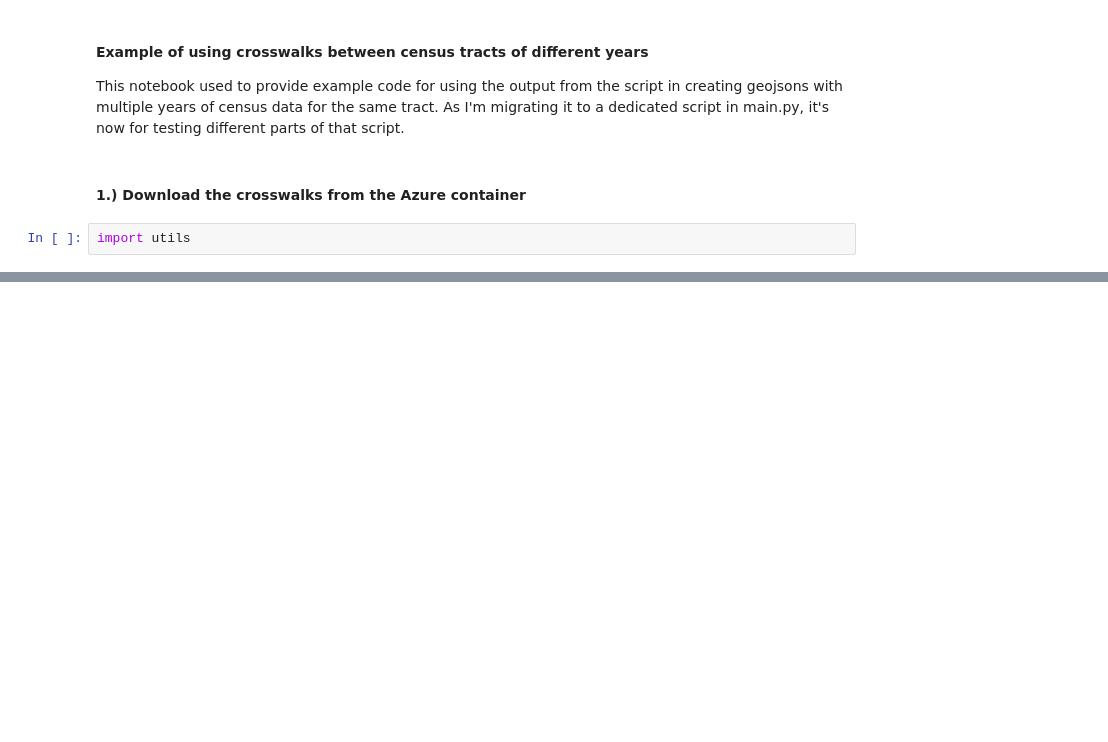
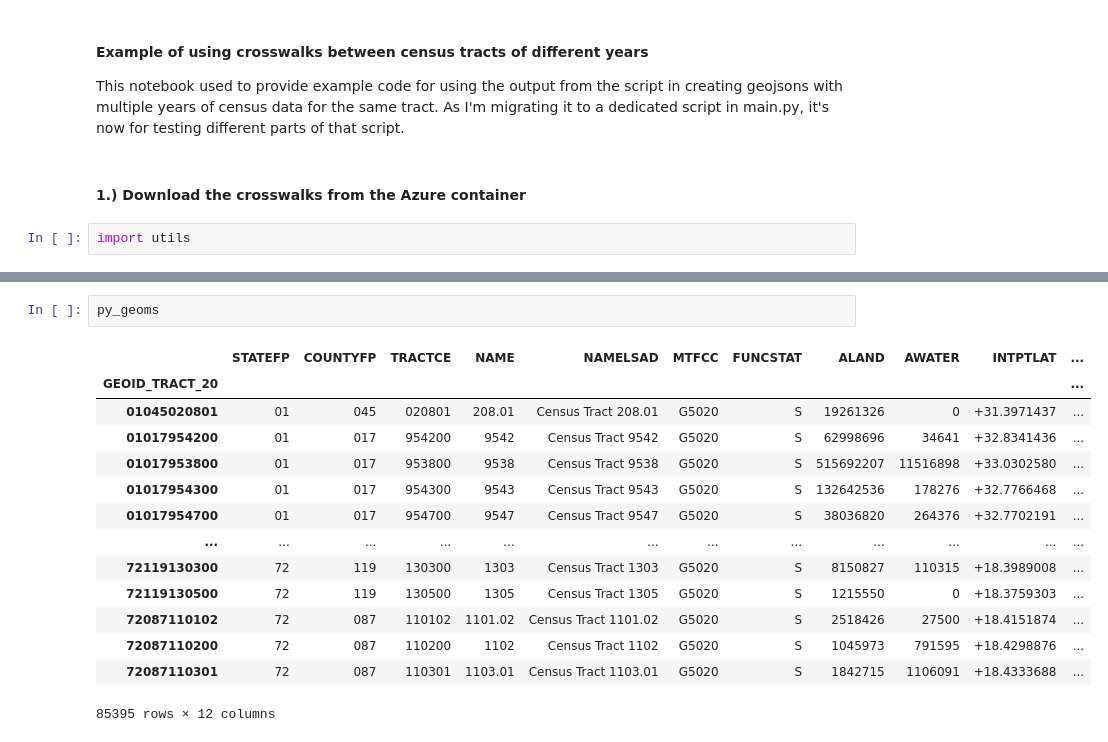
Before and after one commit to de-data-lab/census-tract-redistricting, a Jupyter notebook: example-use-notebook.ipynb, the cells around one changed output, grey strips where cells are left out. Saved outputs shown, nothing was run; the diff lists cells and outputs as text; blank space fills up the shorter version.

```diff
--- a/example-use-notebook.ipynb
+++ b/example-use-notebook.ipynb
@@ -29,0 +311,17 @@ df = pd.DataFrame(map_10_to_20)
+# %%
+py_geoms
+# %% [output]
+|  | STATEFP | COUNTYFP | TRACTCE | NAME | NAMELSAD | MTFCC | FUNCSTAT | ALAND | AWATER | INTPTLAT | ... |
+| GEOID_TRACT_20 |  |  |  |  |  |  |  |  |  |  | ... |
+| 01045020801 | 01 | 045 | 020801 | 208.01 | Census Tract 208.01 | G5020 | S | 19261326 | 0 | +31.3971437 | ... |
+| 01017954200 | 01 | 017 | 954200 | 9542 | Census Tract 9542 | G5020 | S | 62998696 | 34641 | +32.8341436 | ... |
+| 01017953800 | 01 | 017 | 953800 | 9538 | Census Tract 9538 | G5020 | S | 515692207 | 11516898 | +33.0302580 | ... |
+| 01017954300 | 01 | 017 | 954300 | 9543 | Census Tract 9543 | G5020 | S | 132642536 | 178276 | +32.7766468 | ... |
+| 01017954700 | 01 | 017 | 954700 | 9547 | Census Tract 9547 | G5020 | S | 38036820 | 264376 | +32.7702191 | ... |
+| ... | ... | ... | ... | ... | ... | ... | ... | ... | ... | ... | ... |
+| 72119130300 | 72 | 119 | 130300 | 1303 | Census Tract 1303 | G5020 | S | 8150827 | 110315 | +18.3989008 | ... |
+| 72119130500 | 72 | 119 | 130500 | 1305 | Census Tract 1305 | G5020 | S | 1215550 | 0 | +18.3759303 | ... |
+| 72087110102 | 72 | 087 | 110102 | 1101.02 | Census Tract 1101.02 | G5020 | S | 2518426 | 27500 | +18.4151874 | ... |
+| 72087110200 | 72 | 087 | 110200 | 1102 | Census Tract 1102 | G5020 | S | 1045973 | 791595 | +18.4298876 | ... |
+| 72087110301 | 72 | 087 | 110301 | 1103.01 | Census Tract 1103.01 | G5020 | S | 1842715 | 1106091 | +18.4333688 | ... |
+85395 rows × 12 columns
```
Also changed, not shown: parts of 58 cells of this notebook, 2 other files.
